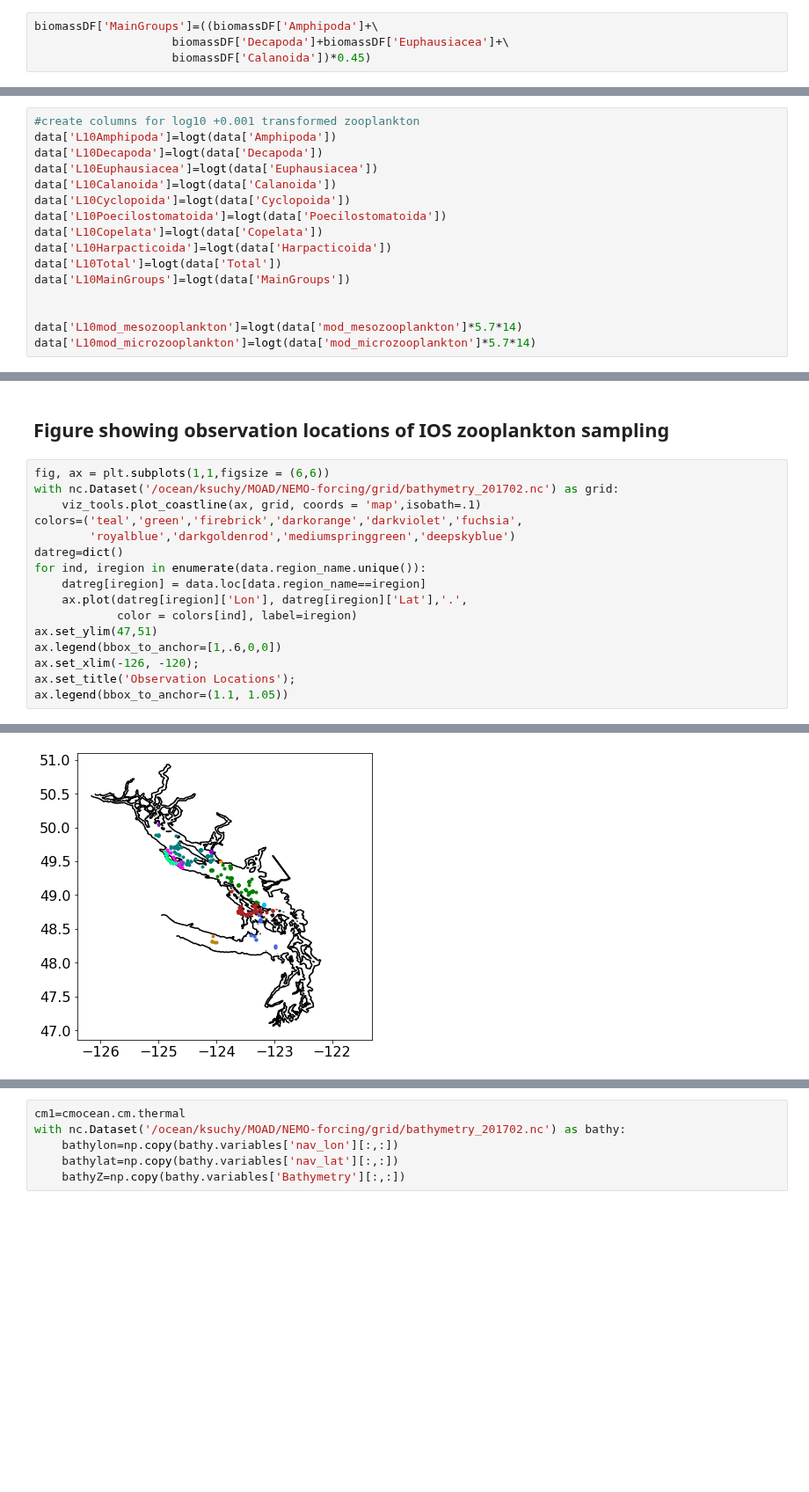
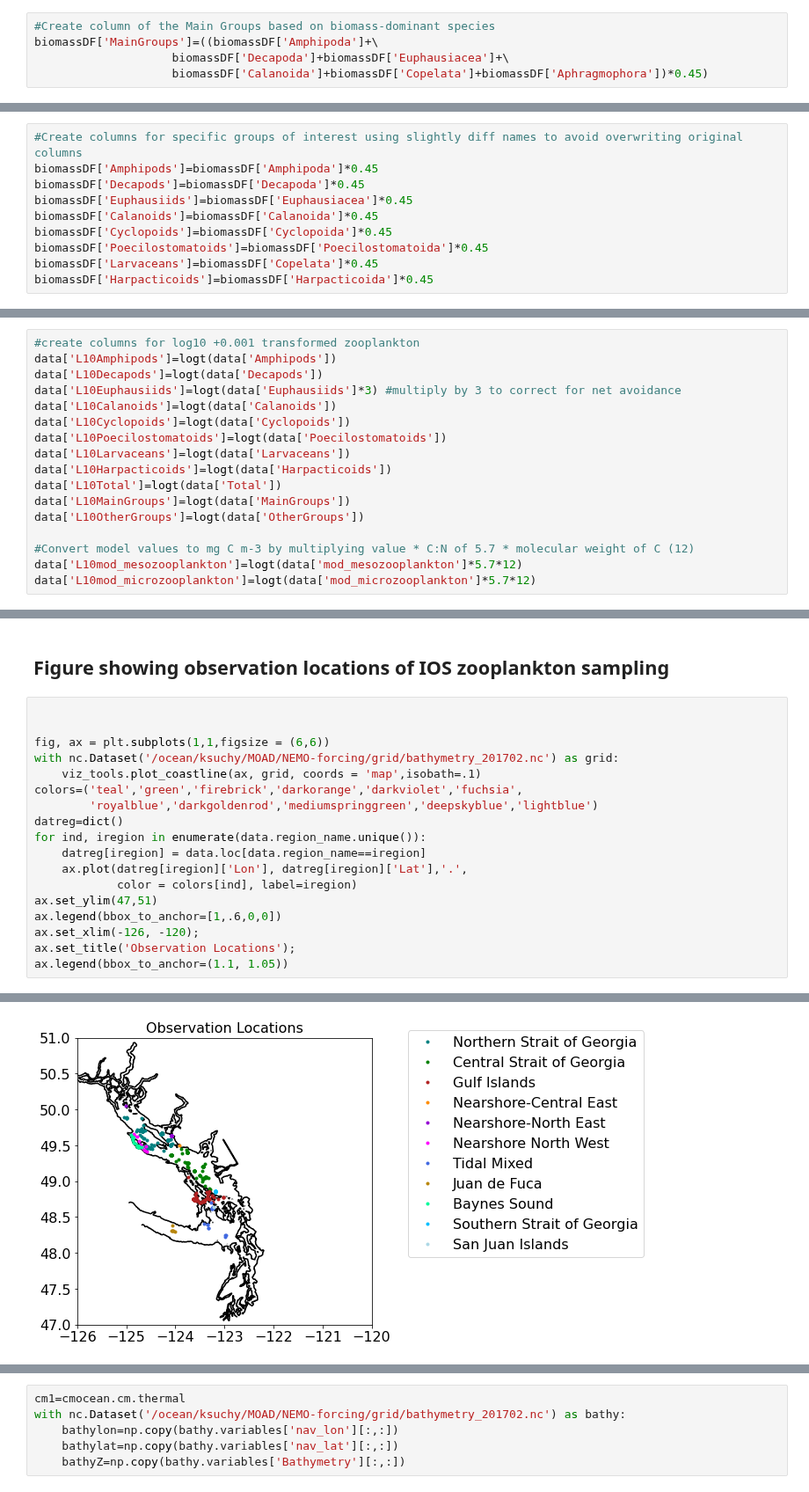
Before and after one commit to SalishSeaCast/analysis-karyn, a Jupyter notebook: notebooks/plotExamples/SoGZoop_OldBiomass22Mar21.ipynb, the cells around one changed output, grey strips where cells are left out. Shown at 88% size. Drawn from its saved outputs; the diff is of its cells as text; blank space fills up the shorter version.

```diff
--- a/notebooks/plotExamples/SoGZoop_OldBiomass22Mar21.ipynb
+++ b/notebooks/plotExamples/SoGZoop_OldBiomass22Mar21.ipynb
@@ -411,6 +469,7 @@ biomassDF['Total']=((biomassDF['Diplostraca']+biomassDF['Thecostraca']+biomassDF
        'Thalassocalycida', 'Doliolida', 'Lepadomorpha', 'Cephalaspidea',
        'Sygnathiformes'
 # %%
+#Create column of the Main Groups based on biomass-dominant species
 biomassDF['MainGroups']=((biomassDF['Amphipoda']+\
                     biomassDF['Decapoda']+biomassDF['Euphausiacea']+\
-                    biomassDF['Calanoida'])*0.45)
+                    biomassDF['Calanoida']+biomassDF['Copelata']+biomassDF['Aphragmophora'])*0.45)
@@ -417,3 +496,13 @@ biomassDF['MainGroups']=((biomassDF['Amphipoda']+\
+# %%
+#Create columns for specific groups of interest using slightly diff names to avoid overwriting original columns
+biomassDF['Amphipods']=biomassDF['Amphipoda']*0.45
+biomassDF['Decapods']=biomassDF['Decapoda']*0.45
+biomassDF['Euphausiids']=biomassDF['Euphausiacea']*0.45
+biomassDF['Calanoids']=biomassDF['Calanoida']*0.45
+biomassDF['Cyclopoids']=biomassDF['Cyclopoida']*0.45
+biomassDF['Poecilostomatoids']=biomassDF['Poecilostomatoida']*0.45
+biomassDF['Larvaceans']=biomassDF['Copelata']*0.45
+biomassDF['Harpacticoids']=biomassDF['Harpacticoida']*0.45
 # %%
 biomassDF2013=biomassDF[biomassDF.Year==2013]
 # %%
@@ -500,20 +589,21 @@ def logt_inv(y):
     return 10**y-.001
 # %%
 #create columns for log10 +0.001 transformed zooplankton
-data['L10Amphipoda']=logt(data['Amphipoda'])
-data['L10Decapoda']=logt(data['Decapoda'])
-data['L10Euphausiacea']=logt(data['Euphausiacea'])
-data['L10Calanoida']=logt(data['Calanoida'])
-data['L10Cyclopoida']=logt(data['Cyclopoida'])
-data['L10Poecilostomatoida']=logt(data['Poecilostomatoida'])
-data['L10Copelata']=logt(data['Copelata'])
-data['L10Harpacticoida']=logt(data['Harpacticoida'])
+data['L10Amphipods']=logt(data['Amphipods'])
+data['L10Decapods']=logt(data['Decapods'])
+data['L10Euphausiids']=logt(data['Euphausiids']*3) #multiply by 3 to correct for net avoidance
+data['L10Calanoids']=logt(data['Calanoids'])
+data['L10Cyclopoids']=logt(data['Cyclopoids'])
+data['L10Poecilostomatoids']=logt(data['Poecilostomatoids'])
+data['L10Larvaceans']=logt(data['Larvaceans'])
+data['L10Harpacticoids']=logt(data['Harpacticoids'])
 data['L10Total']=logt(data['Total'])
 data['L10MainGroups']=logt(data['MainGroups'])
+data['L10OtherGroups']=logt(data['OtherGroups'])
 
-
-data['L10mod_mesozooplankton']=logt(data['mod_mesozooplankton']*5.7*14)
-data['L10mod_microzooplankton']=logt(data['mod_microzooplankton']*5.7*14)
+#Convert model values to mg C m-3 by multiplying value * C:N of 5.7 * molecular weight of C (12)
+data['L10mod_mesozooplankton']=logt(data['mod_mesozooplankton']*5.7*12)
+data['L10mod_microzooplankton']=logt(data['mod_microzooplankton']*5.7*12)
 # %%
 #look at data for individual years
 View2012=data.loc[data.Year==2012]
@@ -584,11 +684,13 @@ monthlysem2015=View2015.groupby(['Month']).sem()
 # %% [markdown]
 ## Figure showing observation locations of IOS zooplankton sampling
 # %%
+
+
 fig, ax = plt.subplots(1,1,figsize = (6,6))
 with nc.Dataset('/ocean/ksuchy/MOAD/NEMO-forcing/grid/bathymetry_201702.nc') as grid:
     viz_tools.plot_coastline(ax, grid, coords = 'map',isobath=.1)
 colors=('teal','green','firebrick','darkorange','darkviolet','fuchsia',
-        'royalblue','darkgoldenrod','mediumspringgreen','deepskyblue')
+        'royalblue','darkgoldenrod','mediumspringgreen','deepskyblue','lightblue')
 datreg=dict()
 for ind, iregion in enumerate(data.region_name.unique()):
     datreg[iregion] = data.loc[data.region_name==iregion]
@@ -604,2 +706,2 @@ IndexError: tuple index out of range
-[figure, old version]
+[figure, new version]
 # %%
```
Also changed, not shown: parts of 63 cells of this notebook.
